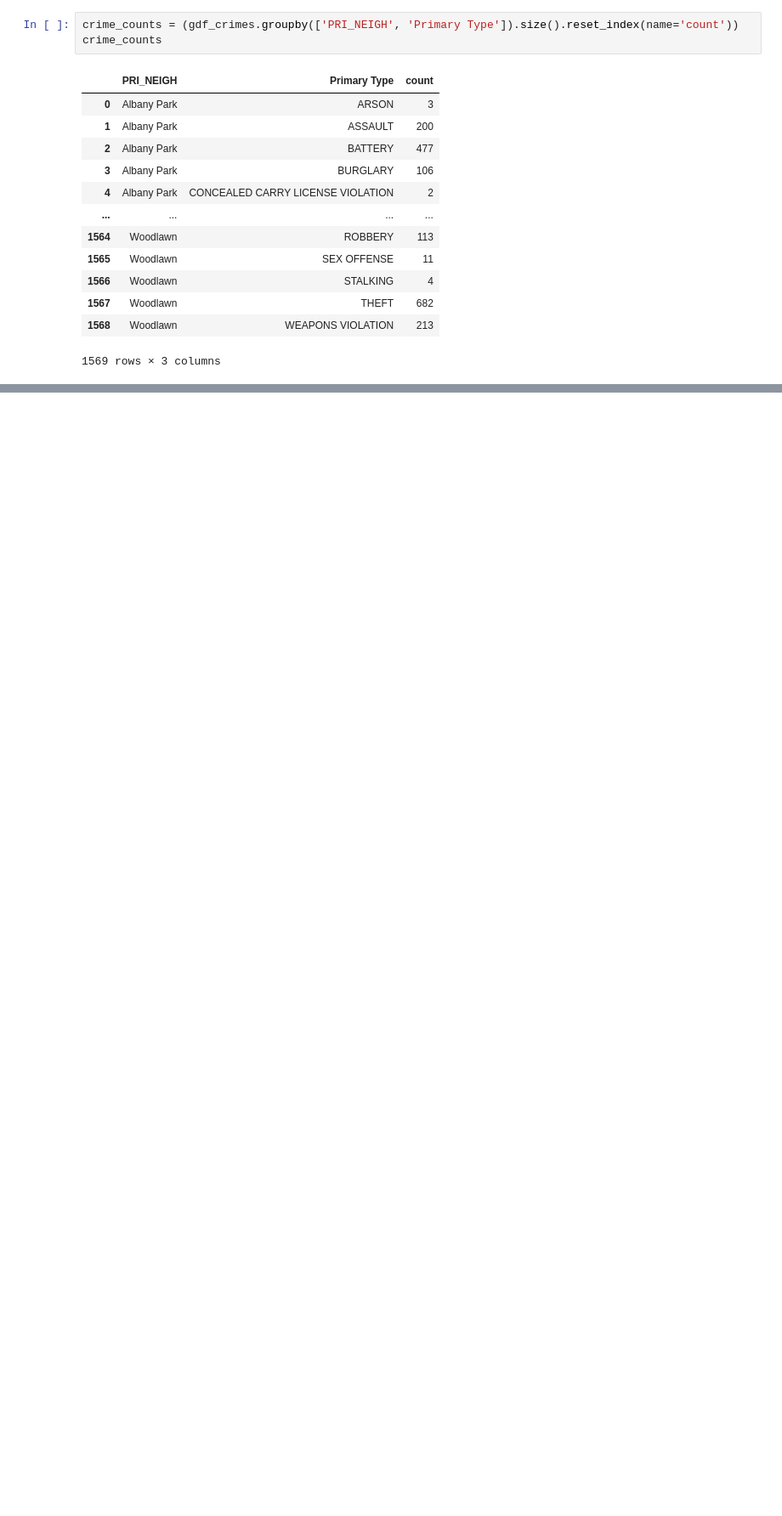
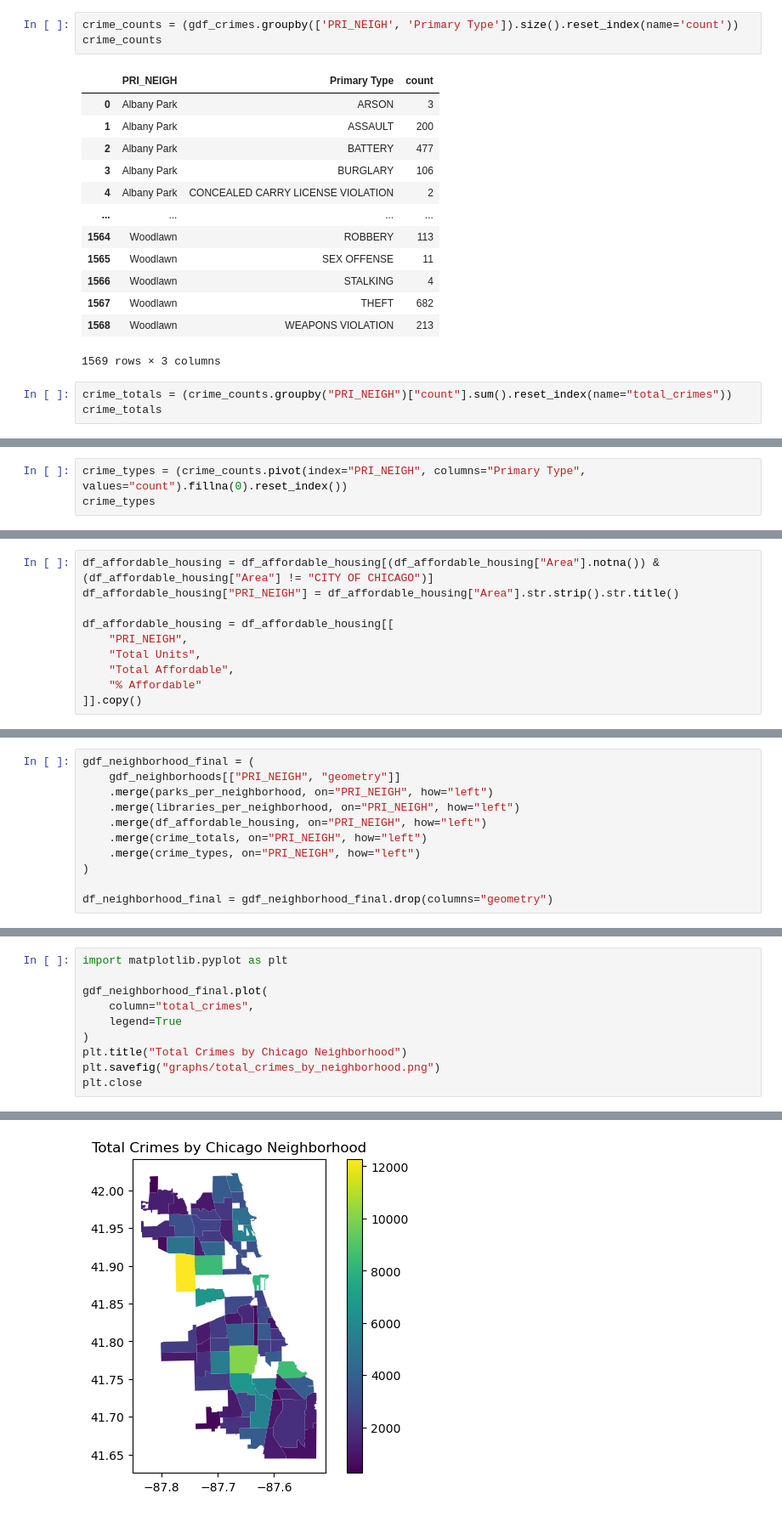
Before and after one commit to meganwood4/is477_megan_rachel, a Jupyter notebook: final_project.ipynb, the cells around one changed output, grey strips where cells are left out. Shown: that part at 85% size. Drawn from its saved outputs; the diff is of its cells as text; blank space fills up the shorter version.

```diff
--- a/final_project.ipynb
+++ b/final_project.ipynb
@@ -379,3 +379,6 @@ crime_counts
 | 1567 | Woodlawn | THEFT | 682 |
 | 1568 | Woodlawn | WEAPONS VIOLATION | 213 |
 1569 rows × 3 columns
+# %%
+crime_totals = (crime_counts.groupby("PRI_NEIGH")["count"].sum().reset_index(name="total_crimes"))
+crime_totals
@@ -381,0 +399,3 @@ crime_counts
+# %%
+crime_types = (crime_counts.pivot(index="PRI_NEIGH", columns="Primary Type", values="count").fillna(0).reset_index())
+crime_types
@@ -381,0 +416,10 @@ crime_counts
+# %%
+df_affordable_housing = df_affordable_housing[(df_affordable_housing["Area"].notna()) & (df_affordable_housing["Area"] != "CITY OF CHICAGO")]
+df_affordable_housing["PRI_NEIGH"] = df_affordable_housing["Area"].str.strip().str.title()
+
+df_affordable_housing = df_affordable_housing[[
+    "PRI_NEIGH",
+    "Total Units",
+    "Total Affordable",
+    "% Affordable"
+]].copy()
@@ -381,0 +442,11 @@ crime_counts
+# %%
+gdf_neighborhood_final = (
+    gdf_neighborhoods[["PRI_NEIGH", "geometry"]]
+    .merge(parks_per_neighborhood, on="PRI_NEIGH", how="left")
+    .merge(libraries_per_neighborhood, on="PRI_NEIGH", how="left")
+    .merge(df_affordable_housing, on="PRI_NEIGH", how="left")
+    .merge(crime_totals, on="PRI_NEIGH", how="left")
+    .merge(crime_types, on="PRI_NEIGH", how="left")
+)
+
+df_neighborhood_final = gdf_neighborhood_final.drop(columns="geometry")
@@ -381,0 +485,11 @@ crime_counts
+# %%
+import matplotlib.pyplot as plt
+
+gdf_neighborhood_final.plot(
+    column="total_crimes",
+    legend=True
+)
+plt.title("Total Crimes by Chicago Neighborhood")
+plt.savefig("graphs/total_crimes_by_neighborhood.png")
+plt.close
+# %% [output]
@@ -381,0 +497 @@ crime_counts
+[figure, added]
```
Also changed, not shown: parts of 10 cells of this notebook, 15 other files.
